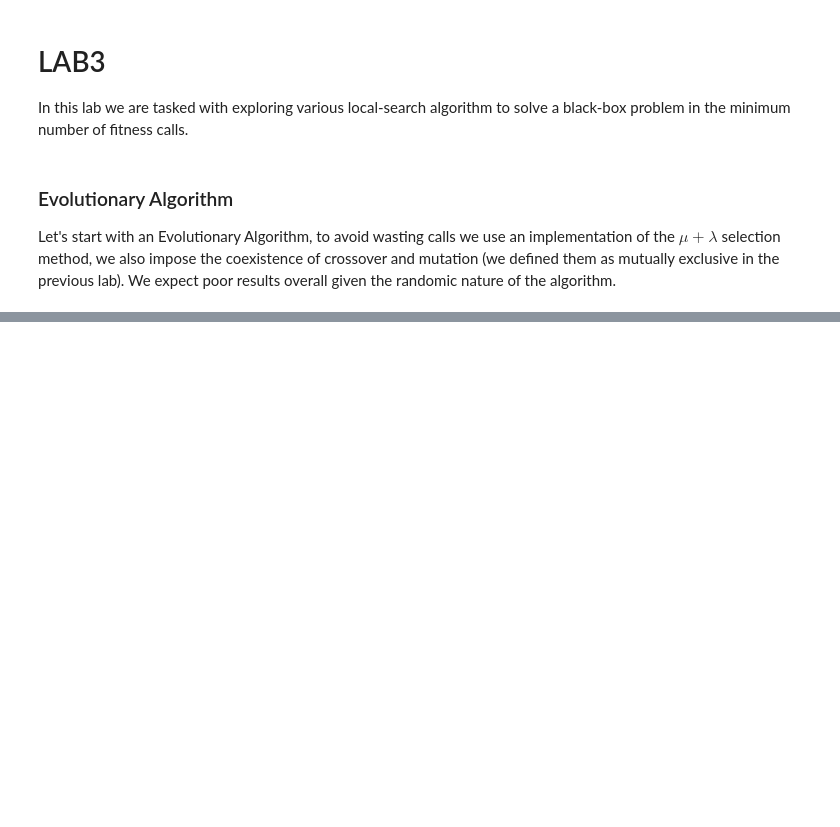
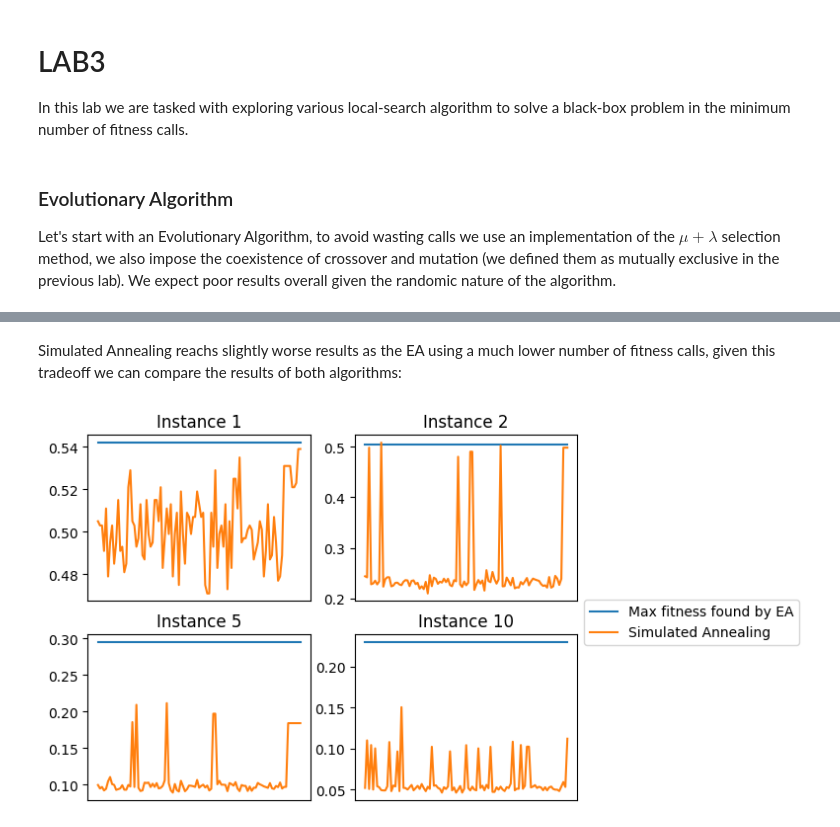
Before and after one commit to GNNatan/compint, a Jupyter notebook: Lab3/lab9.ipynb, the cells around one changed output, grey strips where cells are left out. Cells and saved outputs as stored; diff of their text form; code cells hidden in the pictures; blank space fills up the shorter version.

```diff
--- a/Lab3/lab9.ipynb
+++ b/Lab3/lab9.ipynb
@@ -71,0 +154,30 @@ print(fitness.calls)
+# %% [markdown]
+Simulated Annealing reachs slightly worse results as the EA using a much lower number of fitness calls, given this tradeoff we can compare the results of both algorithms:
+# %%
+length = len(sa1)
+m1 = [max(ea1)] * length
+m2 = [max(ea2)] * length
+m5 = [max(ea5)] * length
+m10 = [max(ea10)] * length
+fig, axs = plt.subplots(2, 2)
+axs[0, 0].plot(range(length), m1, label='Max fitness found by EA')
+axs[0, 0].plot(range(length), sa1, label='Simulated Annealing')
+axs[0, 0].set_title('Instance 1')
+axs[0, 0].get_xaxis().set_visible(False)
+axs[0, 1].plot(range(length), m2, label='Max fitness found by EA')
+axs[0, 1].plot(range(length), sa2, label='Simulated Annealing')
+axs[0, 1].set_title('Instance 2')
+axs[0, 1].get_xaxis().set_visible(False)
+axs[1, 0].plot(range(length), m5, label='Max fitness found by EA')
+axs[1, 0].plot(range(length), sa5, label='Simulated Annealing')
+axs[1, 0].set_title('Instance 5')
+axs[1, 0].get_xaxis().set_visible(False)
+axs[1, 1].plot(range(length), m10, label='Max fitness found by EA')
+axs[1, 1].plot(range(length), sa10, label='Simulated Annealing')
+axs[1, 1].legend(loc='upper left', bbox_to_anchor=(1, 1.25))
+axs[1, 1].set_title('Instance 10')
+axs[1, 1].get_xaxis().set_visible(False)
+
+plt.show()
+# %% [output]
+[figure, added]
```
Also changed, not shown: parts of 9 cells of this notebook.
